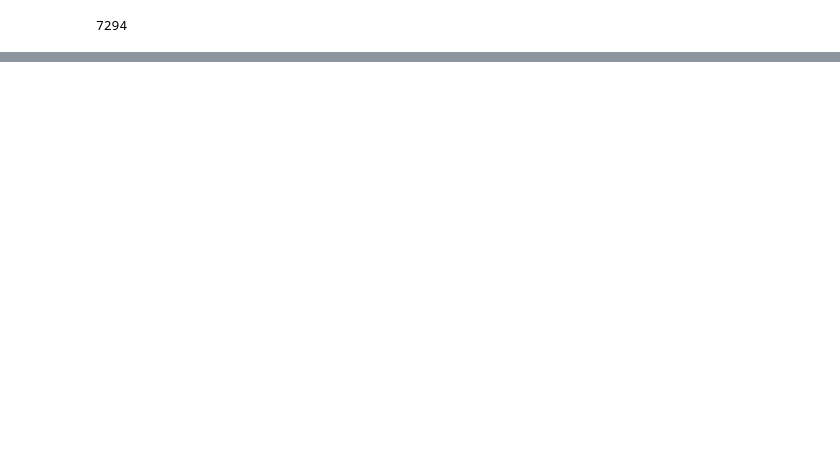
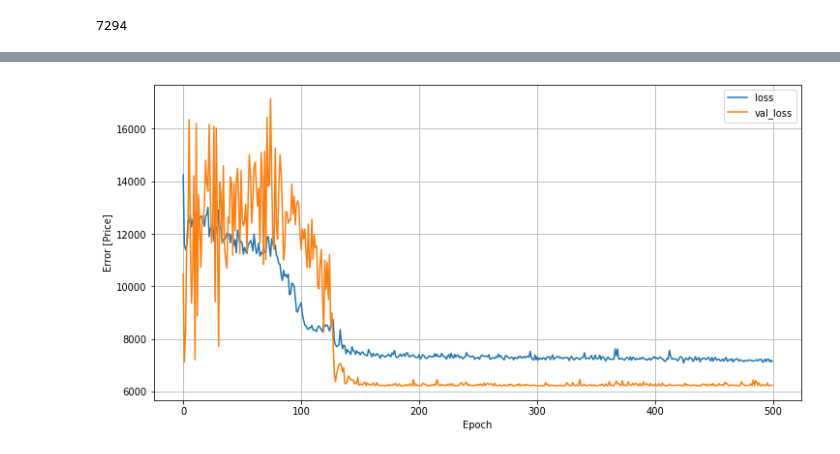
Before and after one commit to adrienclay36/Car-Appraisal-Master, a Jupyter notebook: CarvanaEDA/CarvanaModelTraining.ipynb, the cells around one changed output, grey strips where cells are left out. Drawn from its saved outputs; the diff is of its cells as text; code cells hidden in the pictures; blank space fills up the shorter version.

Commit message:
train model later, adding logic to train XGB on GridSearchCV, adding fastAI notebook

```diff
--- a/CarvanaEDA/CarvanaModelTraining.ipynb
+++ b/CarvanaEDA/CarvanaModelTraining.ipynb
@@ -62,0 +160,2 @@ NameError: name 'FillMissing' is not defined
+# %%
+normalizer = tf.keras.layers.Normalization(axis=-1)
@@ -62,0 +164,15 @@ NameError: name 'FillMissing' is not defined
+# %%
+linear_model = Sequential([
+    normalizer,
+    Dense(64, activation='relu'),
+    Dropout(.5),
+    Dense(64, activation='relu'),
+    Dropout(.5),
+    Dense(64, activation='relu'),
+    Dropout(.5),
+    Dense(1)
+])
+# %%
+linear_model.compile(optimizer=tf.optimizers.Adam(learning_rate=0.1), loss='mean_absolute_error', metrics=['mean_absolute_error'])
+# %%
+history = linear_model.fit(X_train, y_train, epochs=500, verbose=1, validation_split=.2, callbacks=[checkpoint])
@@ -62,0 +197,11 @@ NameError: name 'FillMissing' is not defined
+# %%
+plt.figure(figsize=(12,6))
+plt.plot(history.history['loss'], label='loss')
+plt.plot(history.history['val_loss'], label='val_loss')
+plt.xlabel('Epoch')
+plt.ylabel('Error [Price]')
+plt.legend()
+
+plt.grid(True)
+# %% [output]
+[figure, added]
```
Also changed, not shown: parts of 37 cells of this notebook, 9 other files.
